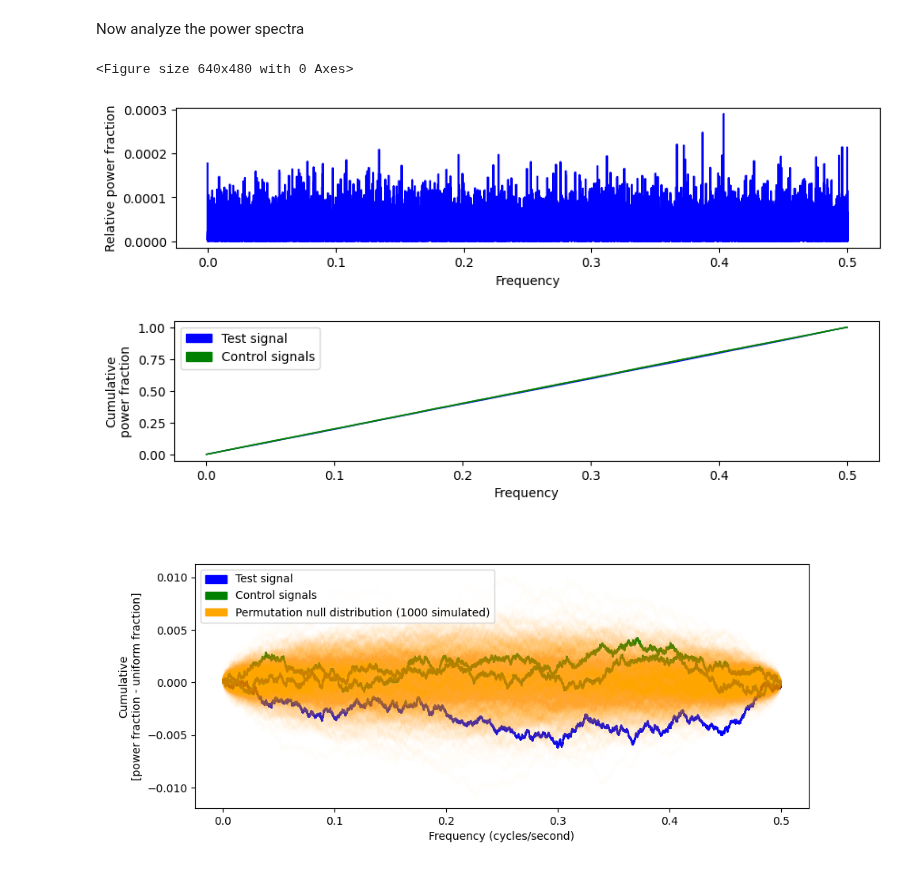
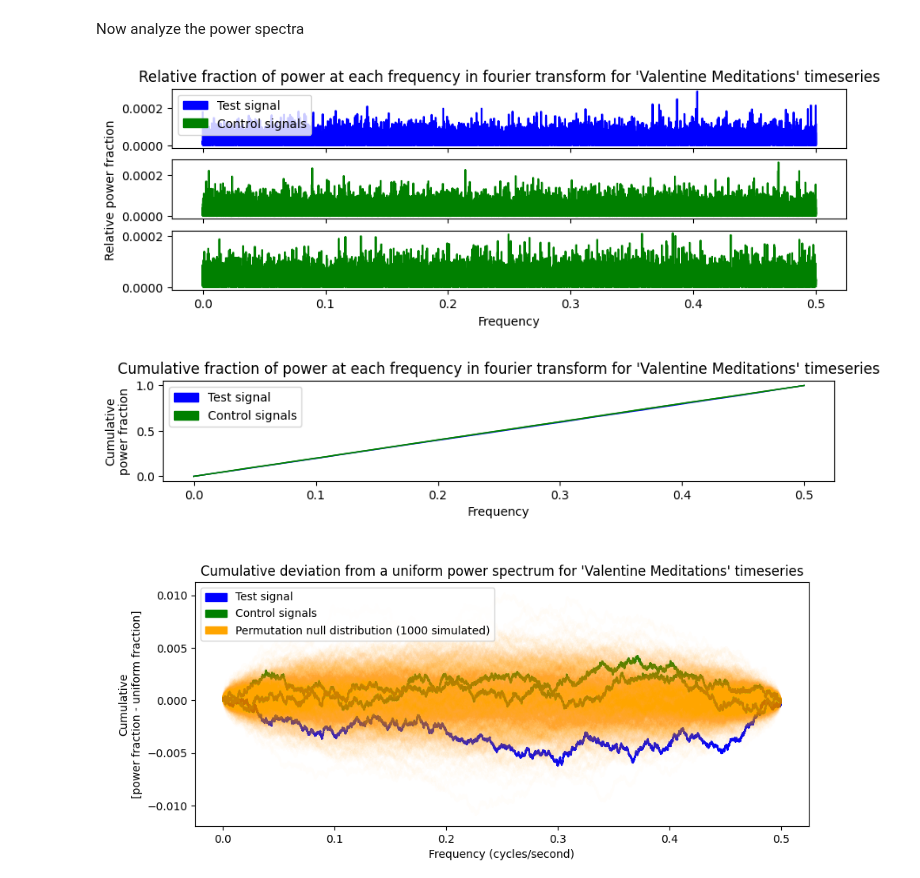
Before and after one commit to AvantiShri/gcp_analysis, a Jupyter notebook: Valentines2009_powerspectrum.ipynb, the cells around one changed output. Drawn from its saved outputs; the diff is of its cells as text; code cells hidden in the pictures.

Commit message:
Updated titles again

```diff
--- a/Valentines2009_powerspectrum.ipynb
+++ b/Valentines2009_powerspectrum.ipynb
@@ -154,31 +154,42 @@ freqs = np.fft.rfftfreq(len(csm1_test), 1) #get the frequencies
 # %%
 from matplotlib import pyplot as plt
 from matplotlib import patches as mpatches
 
 %matplotlib inline
 
-plt.figure(figsize=(10,2))
+fig, ax = plt.subplots(3, sharex=True, figsize=(10,3))
+plt.sca(ax[0])
 plt.plot(freqs, rps_test, color='blue', alpha=1)
+plt.legend(handles=[mpatches.Patch(color='blue', label='Test signal'),
+                    mpatches.Patch(color='green', label='Control signals')],
+           loc="upper left")
+#plt.ylabel("Relative power fraction")
+#plt.xlabel("Frequency")
+plt.title("Relative fraction of power at each frequency in fourier transform for 'Valentine Meditations' timeseries")
+plt.sca(ax[1])
+plt.plot(freqs, rps_control1, color='green', alpha=1)
 plt.ylabel("Relative power fraction")
+#plt.xlabel("Frequency")
+plt.sca(ax[2])
+plt.plot(freqs, rps_control2, color='green', alpha=1)
+#plt.ylabel("Relative power fraction")
 plt.xlabel("Frequency")
-#plt.plot(freqs, rps_control1, color='green', alpha=0.5)
-#plt.plot(freqs, rps_control2, color='green', alpha=0.5)
 plt.show()
 
-plt.figure(figsize=(10,2))
+plt.figure(figsize=(10,1.5))
 plt.plot(freqs, np.cumsum(rps_test), color="blue", linewidth=1)
 plt.plot(freqs, np.cumsum(rps_control1), color="green", linewidth=1)
 plt.plot(freqs, np.cumsum(rps_control2), color="green", linewidth=1)
 plt.ylabel("Cumulative\npower fraction")
 plt.xlabel("Frequency")
+plt.title("Cumulative fraction of power at each frequency in fourier transform for 'Valentine Meditations' timeseries")
 plt.legend(handles=[mpatches.Patch(color='blue', label='Test signal'),
                     mpatches.Patch(color='green', label='Control signals')],
            loc="upper left")
 plt.show()
 # %% [output]
-<Figure size 640x480 with 0 Axes>
-[figure, old version]
+[figure, new version]
-[figure, old version]
+[figure, new version]
 # %%
 import matplotlib
 from matplotlib import pyplot as plt
@@ -198,7 +209,7 @@ for ps_permutetest in rps_permutetest_2darr:
   plt.plot(freqs, np.cumsum(ps_permutetest - uniform_expectation), color="orange", alpha=0.02)
 plt.ylabel("Cumulative\n[power fraction - uniform fraction]")
 plt.xlabel("Frequency (cycles/second)")
-#plt.title("Cumulative difference from a uniform power spectrum")
+plt.title("Cumulative deviation from a uniform power spectrum for 'Valentine Meditations' timeseries")
 plt.legend(handles=[mpatches.Patch(color='blue', label='Test signal'),
                     mpatches.Patch(color='green', label='Control signals'),
                     mpatches.Patch(color='orange', label='Permutation null distribution (1000 simulated)')],
@@ -208,7 +219,7 @@ plt.close(fig)
 plt.clf()
 Image("cumdev_ups.png")
 # %% [output]
-[figure, old version]
+[figure, new version]
 # %%
 from matplotlib import pyplot as plt
 from matplotlib import patches as mpatches
```
Also changed, not shown: parts of 3 cells of this notebook.
